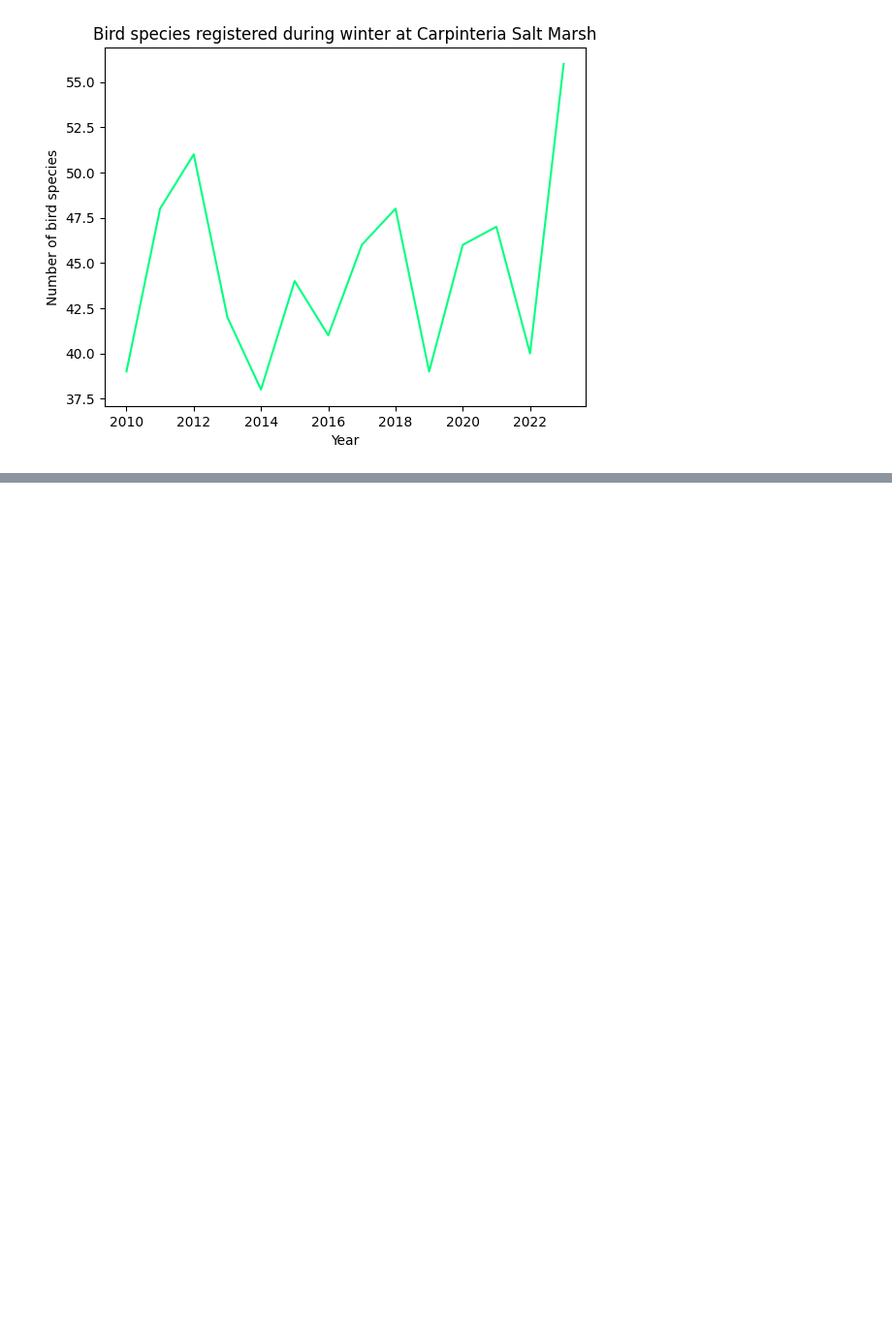
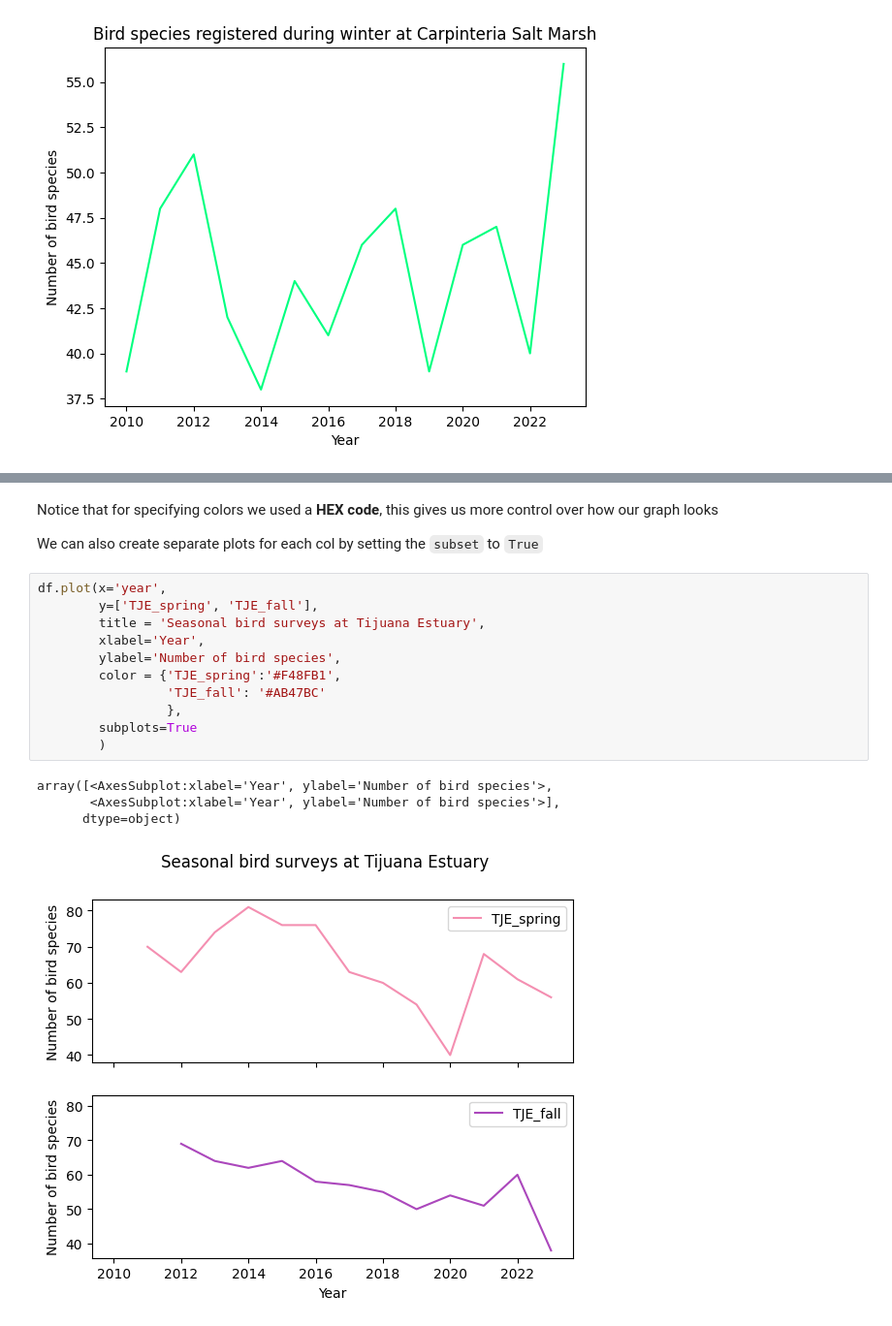
Before and after one commit to kaimorquecho/eds220-2025-in-class, a Jupyter notebook: week-2-basic-plotting.ipynb, the cells around one changed output, grey strips where cells are left out. Shown at 97% size. Saved outputs shown, nothing was run; the diff lists cells and outputs as text; blank space fills up the shorter version.

```diff
--- a/week-2-basic-plotting.ipynb
+++ b/week-2-basic-plotting.ipynb
@@ -79,0 +131,20 @@ df.plot(x = "year",
+# %% [markdown]
+Notice that for specifying colors we used a **HEX code**, this gives us more control over how our graph looks
+
+We can also create separate plots for each col by setting the `subset` to `True`
+# %%
+df.plot(x='year',
+        y=['TJE_spring', 'TJE_fall'],
+        title = 'Seasonal bird surveys at Tijuana Estuary',
+        xlabel='Year',
+        ylabel='Number of bird species',
+        color = {'TJE_spring':'#F48FB1',
+                 'TJE_fall': '#AB47BC'
+                 },
+        subplots=True
+        )
+# %% [output]
+array([<AxesSubplot:xlabel='Year', ylabel='Number of bird species'>,
+       <AxesSubplot:xlabel='Year', ylabel='Number of bird species'>],
+      dtype=object)
+[figure, added]
```
Also changed, not shown: parts of 21 cells of this notebook.
